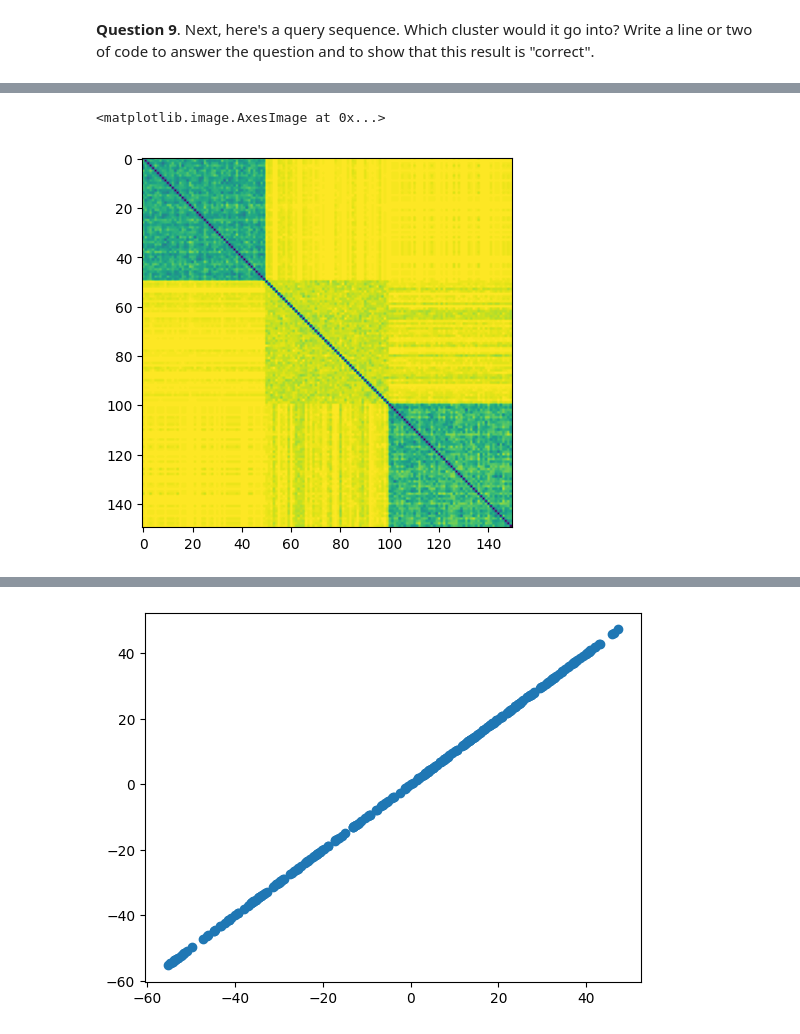
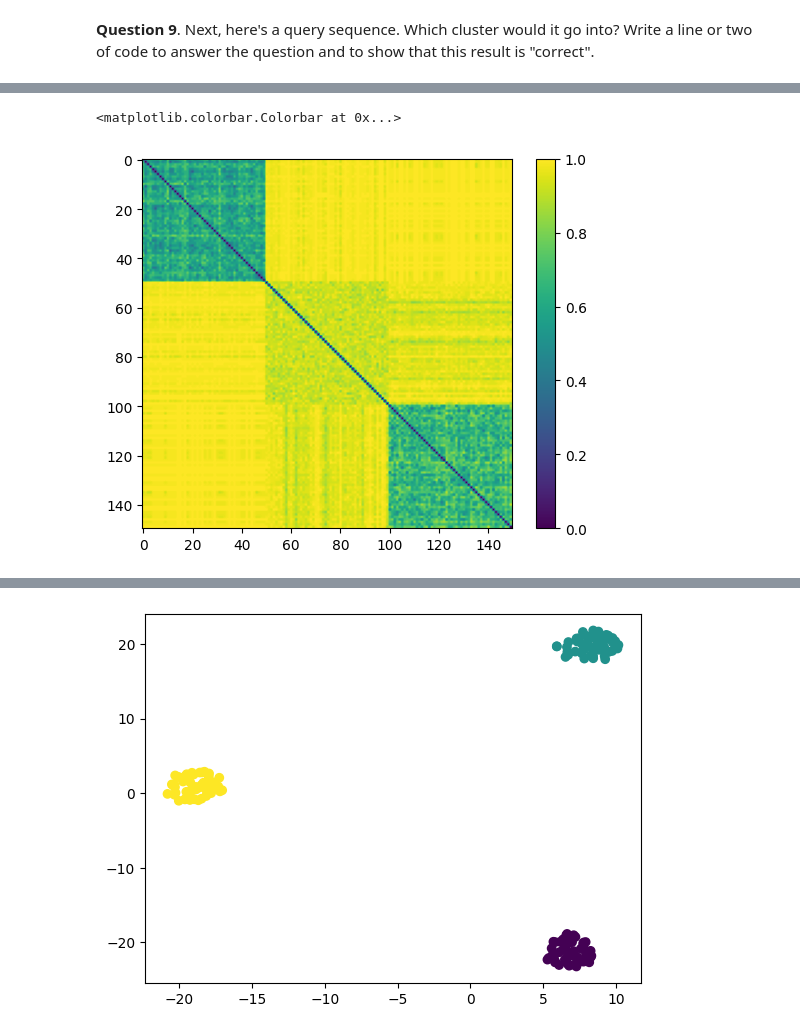
Before and after one commit to Verdagio/CT5148_assignment2, a Jupyter notebook: Assignment_2.ipynb, the cells around one changed output, grey strips where cells are left out. Cells and saved outputs as stored; diff of their text form; code cells hidden in the pictures.

Commit message:
adds tests + final touch ups

```diff
--- a/Assignment_2.ipynb
+++ b/Assignment_2.ipynb
@@ -244,6 +263,8 @@ def JD(A, B):
     Two are totally different:
     >>> JD(Counter({0, 1, 2, 3}), Counter({10, 11, 12, 13}))
     1.0
+    >>> JD(Counter({2, 3, 4, 7, 5, 1}), Counter({2, 3, 6, 9, 8, 12}))
+    0.8
     '''
     # YOUR CODE HERE
     # my code is 1 line
@@ -288,6 +310,11 @@ def distance_matrix(ngrams1, ngrams2):
     >>> distance_matrix(count_ngrams_multi(['abcd', 'abc', 'acde'], 2),
     ...                 count_ngrams_multi(['abcd', 'abc'        ], 2)).shape == (3, 2)
     True
+    >>> distance_matrix(count_ngrams_multi(['abcd', 'abc', 'acde'], 2),
+    ...                 count_ngrams_multi(['abcd', 'abc', 'acde'], 2))
+    array([[0.        , 0.33333333, 0.8       ],
+           [0.33333333, 0.        , 1.        ],
+           [0.8       , 1.        , 0.        ]])
     """
     # YOUR CODE HERE
     # my code is 5 lines
@@ -366,7 +391,12 @@ def cluster_score(D, labels):
     ...                               [8, 5, 1, 0]]),
     ...                     [0, 0, 1, 1]), 3)
     0.929
-
+    >>> cluster_score(np.array([[0, 0, 4, 1],
+    ...                         [0, 0, 3, 2],
+    ...                         [4, 3, 0, 0],
+    ...                         [1, 2, 0, 0]]),
+    ...               [1, 0, 0, 1])
+    0.4
     """
     # YOUR CODE HERE
     # my code is 5 lines
@@ -434,12 +464,20 @@ class NGramsKClusters(BaseEstimator, ClusterMixin):
     ...     for name in ['ngrams_', 'labels_', 'score_', 'distances_'])
     True
 
+    Test that our predict function is returning labels
+    >>> nk = NGramsKClusters(n_clusters=2, ngram_len=3).fit(X)
+    >>> nk.predict([[0,0,1,1,0,1,0,1]])
+    array([1], dtype=int64)
+
     """
     # YOUR CODE HERE
     # my code is ~20 lines
     def __init__(self, n_clusters=2, ngram_len=3):
         self.n_clusters = n_clusters
         self.ngram_len = ngram_len
+
+    def __str__(self):
+        return f"NGramsKClusters(n_clusters={self.n_clusters}, ngram_len={self.ngram_len})"
 
     def fit(self, X, y=None):
         self.ngrams_ = count_ngrams_multi(X, self.ngram_len)
@@ -449,12 +487,13 @@ class NGramsKClusters(BaseEstimator, ClusterMixin):
         ag.fit(self.distances_)
 
         self.labels_ = ag.labels_
+        # print(ag.lables_)
         self.score_ = cluster_score(self.distances_[:80], self.labels_[:80]) # The first couple of rows should be enough to get a decent gauge of our score
         return self
 
-    def predict(self, X): # Somethings wrong here I might be missing something (will loop back to double check if I have time)
+    def predict(self, X):
         ngrams = count_ngrams_multi(X, self.ngram_len)
-        D = distance_matrix(ngrams, self.ngrams_)
+        D = distance_matrix(ngrams, ngrams)
         nearest = np.argmin(D, axis=0)
 
         return self.labels_[nearest]
@@ -511,12 +546,12 @@ print(pred) # this should have returned a single label I believe
 # %%
 # YOUR CODE HERE
 # my code is 1 line
-from matplotlib.pyplot import imshow
 
-imshow(nk.distances_)
+plt.imshow(nk.distances_)
+plt.colorbar()
 # %% [output]
-<matplotlib.image.AxesImage at 0x...>
+<matplotlib.colorbar.Colorbar at 0x...>
-[figure, old version]
+[figure, new version]
 # %% [markdown]
 **Question 11**. Next, let's use $t$-SNE to visualise the data in 2D, with the labels shown as colour. This is similar to what we did under *Representation Learning*. Remember that we have `precomputed` distances. We should get an image something like this (it might be rotated or slightly different in other ways). It shows the three clusters clearly.
 
@@ -524,13 +559,12 @@ imshow(nk.distances_)
 # %%
 # YOUR CODE HERE
 # my code is 4 lines
-model = TSNE(n_components=2, learning_rate='auto', init='random', perplexity=3).fit(nk.distances_)
+model = TSNE(n_components=2).fit(nk.distances_)
 
-plt.scatter(x=model.embedding_[:], y=model.embedding_[:])
+plt.scatter(model.embedding_[:,0], model.embedding_[:,1], c=nk.labels_)
 plt.show()
-plt.close()
 # %% [output]
-[figure, old version]
+[figure, new version]
 # %% [markdown]
 **Question 12**. Finally, let's check out how the score changes for different $k$. Again, this is similar to something we did under *Representation Learning*. We should end up with an image something like this:
 
```
Also changed, not shown: parts of 14 cells of this notebook.
